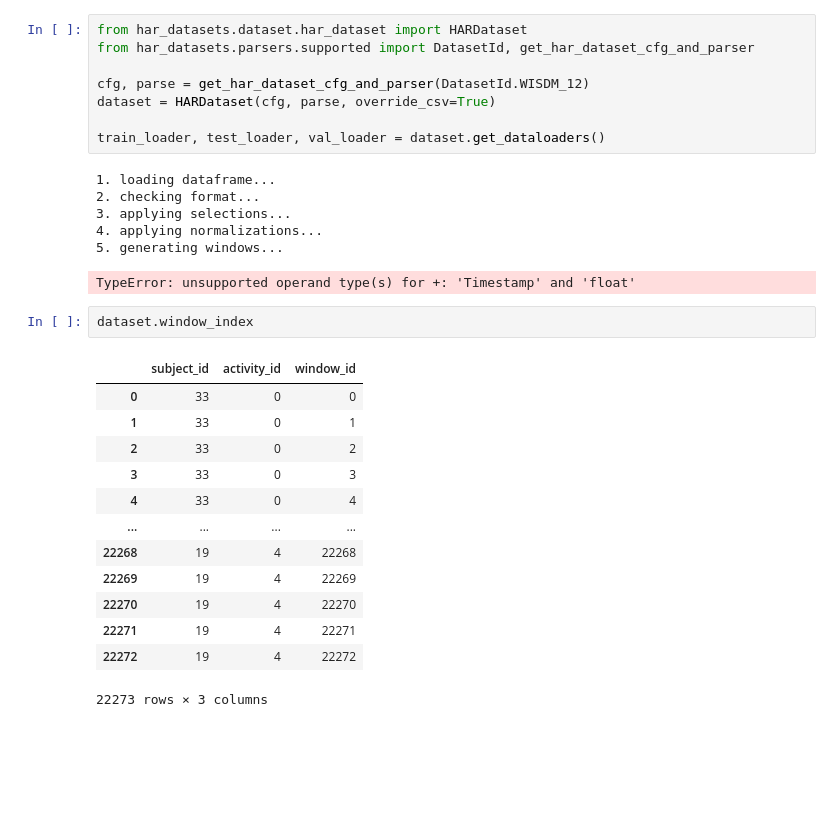
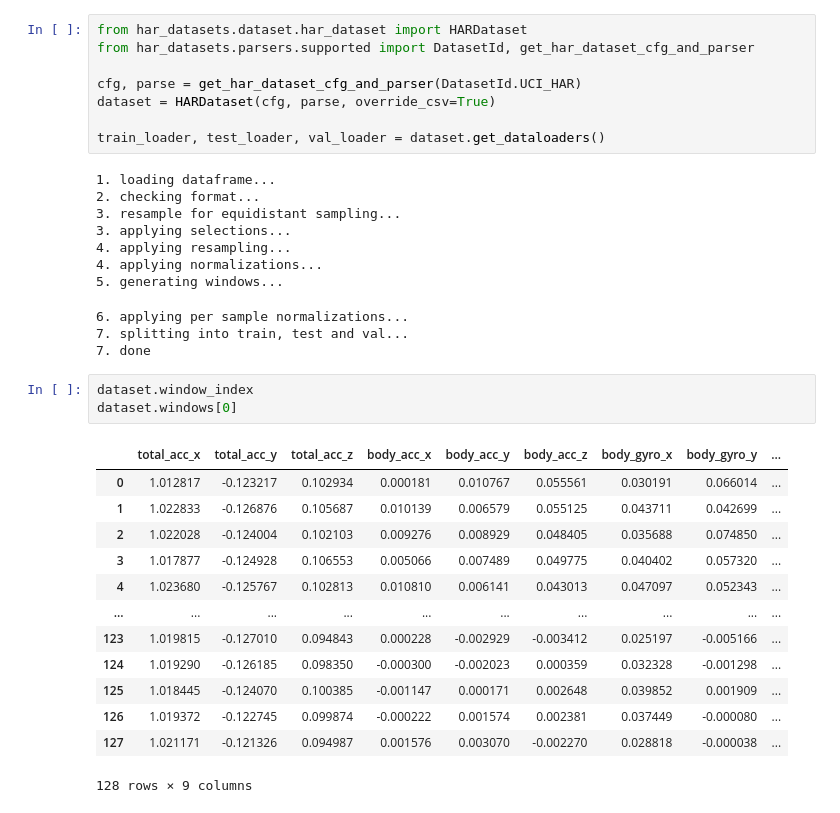
Before and after one commit to tk-king/har-datasets, a Jupyter notebook: notebooks/test.ipynb, the cells around one changed output. Saved outputs shown, nothing was run; the diff lists cells and outputs as text; blank space fills up the shorter version.

Commit message:
add resampling and fix windowing

```diff
--- a/notebooks/test.ipynb
+++ b/notebooks/test.ipynb
@@ -2,33 +2,38 @@
 from har_datasets.dataset.har_dataset import HARDataset
 from har_datasets.parsers.supported import DatasetId, get_har_dataset_cfg_and_parser
 
-cfg, parse = get_har_dataset_cfg_and_parser(DatasetId.WISDM_12)
+cfg, parse = get_har_dataset_cfg_and_parser(DatasetId.UCI_HAR)
 dataset = HARDataset(cfg, parse, override_csv=True)
 
 train_loader, test_loader, val_loader = dataset.get_dataloaders()
 # %% [output]
 1. loading dataframe...
 2. checking format...
+3. resample for equidistant sampling...
 3. applying selections...
+4. applying resampling...
 4. applying normalizations...
 5. generating windows...
-TypeError: unsupported operand type(s) for +: 'Timestamp' and 'float'
+6. applying per sample normalizations...
+7. splitting into train, test and val...
+7. done
 # %%
 dataset.window_index
+dataset.windows[0]
 # %% [output]
-|  | subject_id | activity_id | window_id |
-| 0 | 33 | 0 | 0 |
-| 1 | 33 | 0 | 1 |
-| 2 | 33 | 0 | 2 |
-| 3 | 33 | 0 | 3 |
-| 4 | 33 | 0 | 4 |
-| ... | ... | ... | ... |
-| 22268 | 19 | 4 | 22268 |
-| 22269 | 19 | 4 | 22269 |
-| 22270 | 19 | 4 | 22270 |
-| 22271 | 19 | 4 | 22271 |
-| 22272 | 19 | 4 | 22272 |
+|  | total_acc_x | total_acc_y | total_acc_z | body_acc_x | body_acc_y | body_acc_z | body_gyro_x | body_gyro_y | ... |
+| 0 | 1.012817 | -0.123217 | 0.102934 | 0.000181 | 0.010767 | 0.055561 | 0.030191 | 0.066014 | ... |
+| 1 | 1.022833 | -0.126876 | 0.105687 | 0.010139 | 0.006579 | 0.055125 | 0.043711 | 0.042699 | ... |
+| 2 | 1.022028 | -0.124004 | 0.102103 | 0.009276 | 0.008929 | 0.048405 | 0.035688 | 0.074850 | ... |
+| 3 | 1.017877 | -0.124928 | 0.106553 | 0.005066 | 0.007489 | 0.049775 | 0.040402 | 0.057320 | ... |
+| 4 | 1.023680 | -0.125767 | 0.102813 | 0.010810 | 0.006141 | 0.043013 | 0.047097 | 0.052343 | ... |
+| ... | ... | ... | ... | ... | ... | ... | ... | ... | ... |
+| 123 | 1.019815 | -0.127010 | 0.094843 | 0.000228 | -0.002929 | -0.003412 | 0.025197 | -0.005166 | ... |
+| 124 | 1.019290 | -0.126185 | 0.098350 | -0.000300 | -0.002023 | 0.000359 | 0.032328 | -0.001298 | ... |
+| 125 | 1.018445 | -0.124070 | 0.100385 | -0.001147 | 0.000171 | 0.002648 | 0.039852 | 0.001909 | ... |
+| 126 | 1.019372 | -0.122745 | 0.099874 | -0.000222 | 0.001574 | 0.002381 | 0.037449 | -0.000080 | ... |
+| 127 | 1.021171 | -0.121326 | 0.094987 | 0.001576 | 0.003070 | -0.002270 | 0.028818 | -0.000038 | ... |
-22273 rows × 3 columns
+128 rows × 9 columns
 # %%
 from matplotlib import pyplot as plt
 
```
Also changed, not shown: parts of 1 cell of this notebook, 5 other files.
